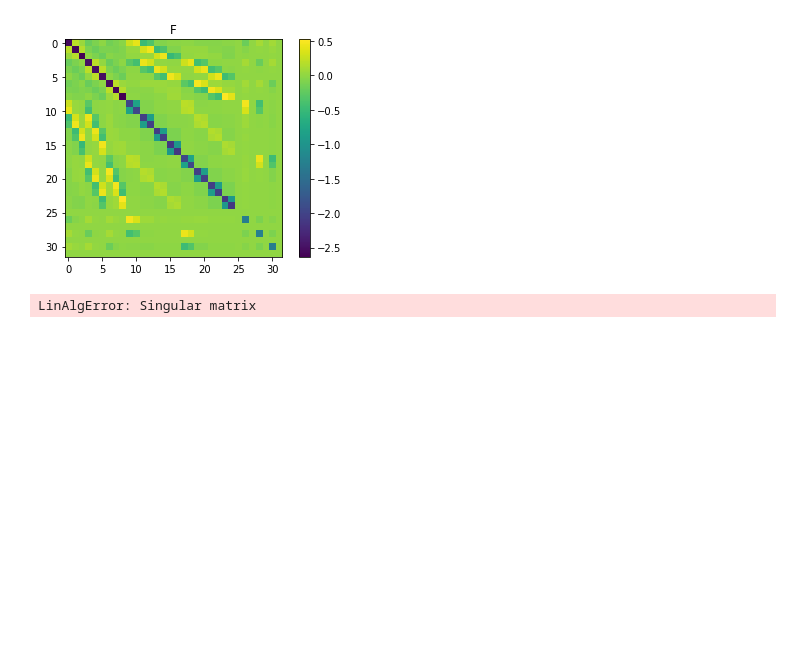
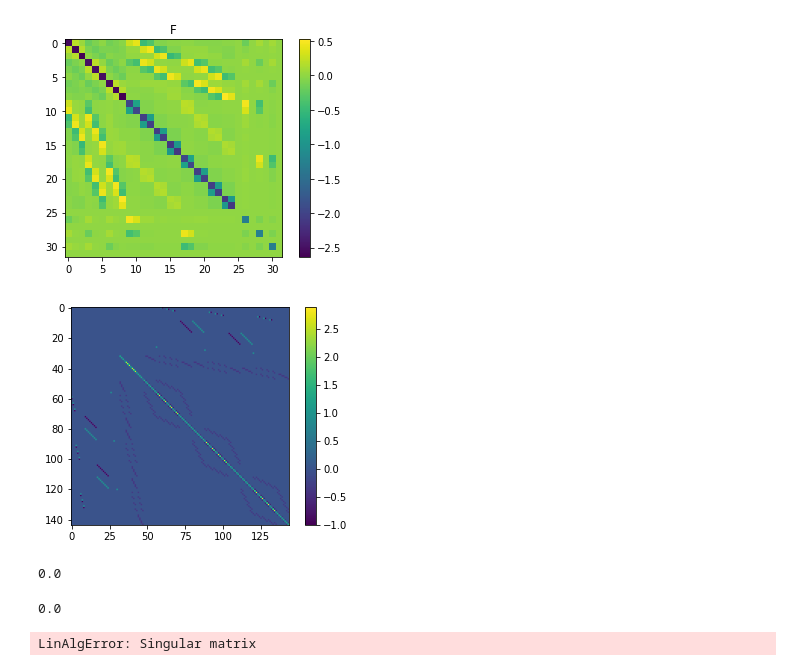
Before and after one commit to pauromeu/feti-dp-sp1, a Jupyter notebook: code/serial/main.ipynb, the cells around one changed output. Drawn from its saved outputs; the diff is of its cells as text; code cells hidden in the pictures; blank space fills up the shorter version.

```diff
--- a/code/serial/main.ipynb
+++ b/code/serial/main.ipynb
@@ -152,6 +157,27 @@ plot_sparse_matrix(F, 'F')
 [figure]
 [figure]
 [figure]
+# %%
+zerosP = np.zeros((mesh.NP, mesh.NP))
+zerosLambda = np.zeros((mesh.Nlambda, mesh.Nlambda))
+zerosLambdaP = np.zeros((mesh.Nlambda, mesh.NP))
+
+system_row0 = np.concatenate((zerosLambda, zerosLambdaP, BlambdaR), axis=1)
+system_row1 = np.concatenate((zerosLambdaP.T, KPP, KPR), axis=1)
+system_row2 = np.concatenate((BlambdaR.T, KRP, KRR), axis=1)
+
+system = np.concatenate((system_row0, system_row1, system_row2), axis=0)
+# %%
+plot_sparse_matrix(system)
+
+np.linalg.det(system)
+# %% [output]
+[figure, added]
+0.0
+# %%
+np.linalg.det(F)
+# %% [output]
+0.0
 # %%
 # Solve lambda linear system
 lambda_ = np.linalg.solve(F, dH)
```
Also changed, not shown: parts of 3 cells of this notebook, 1 other file.
